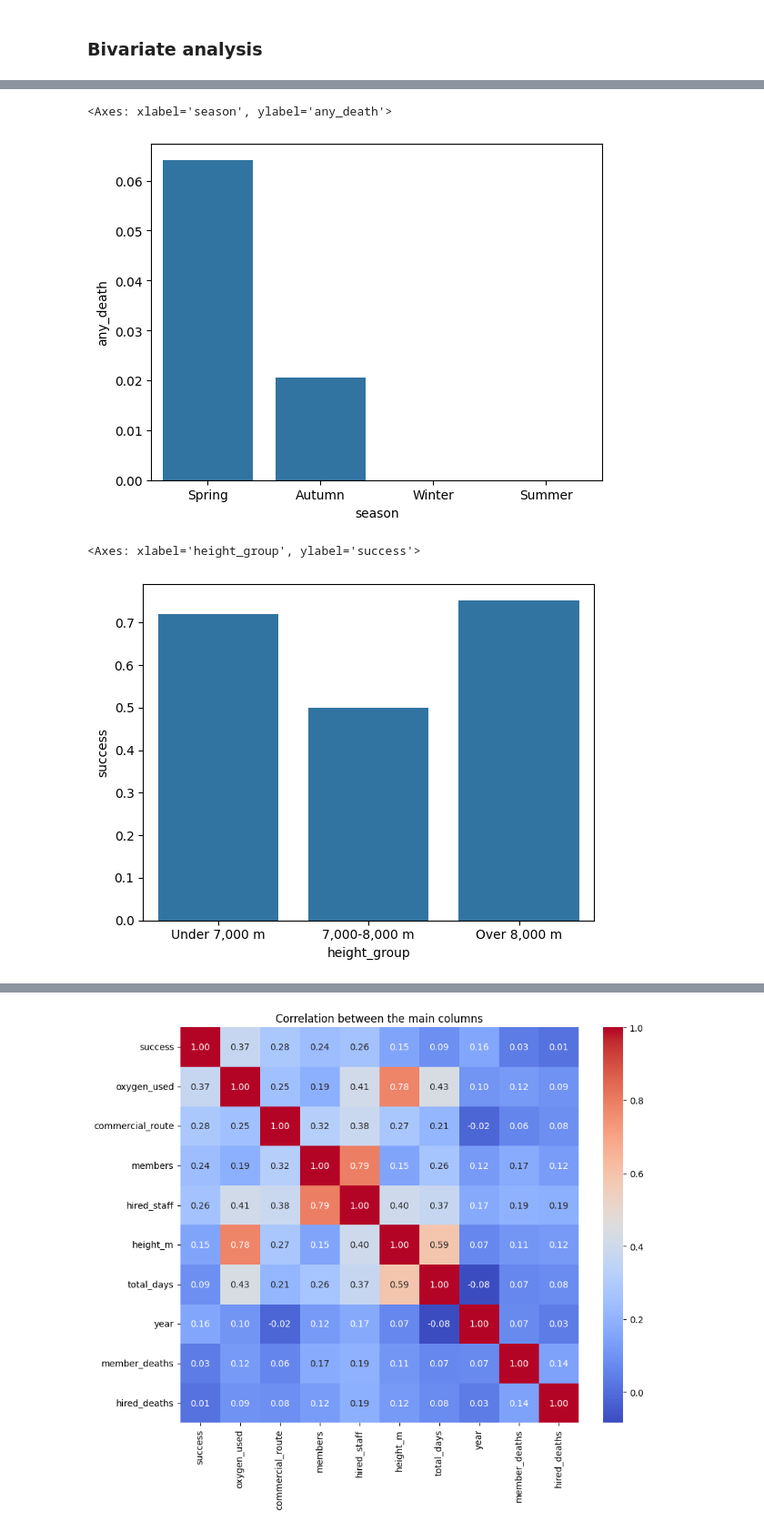
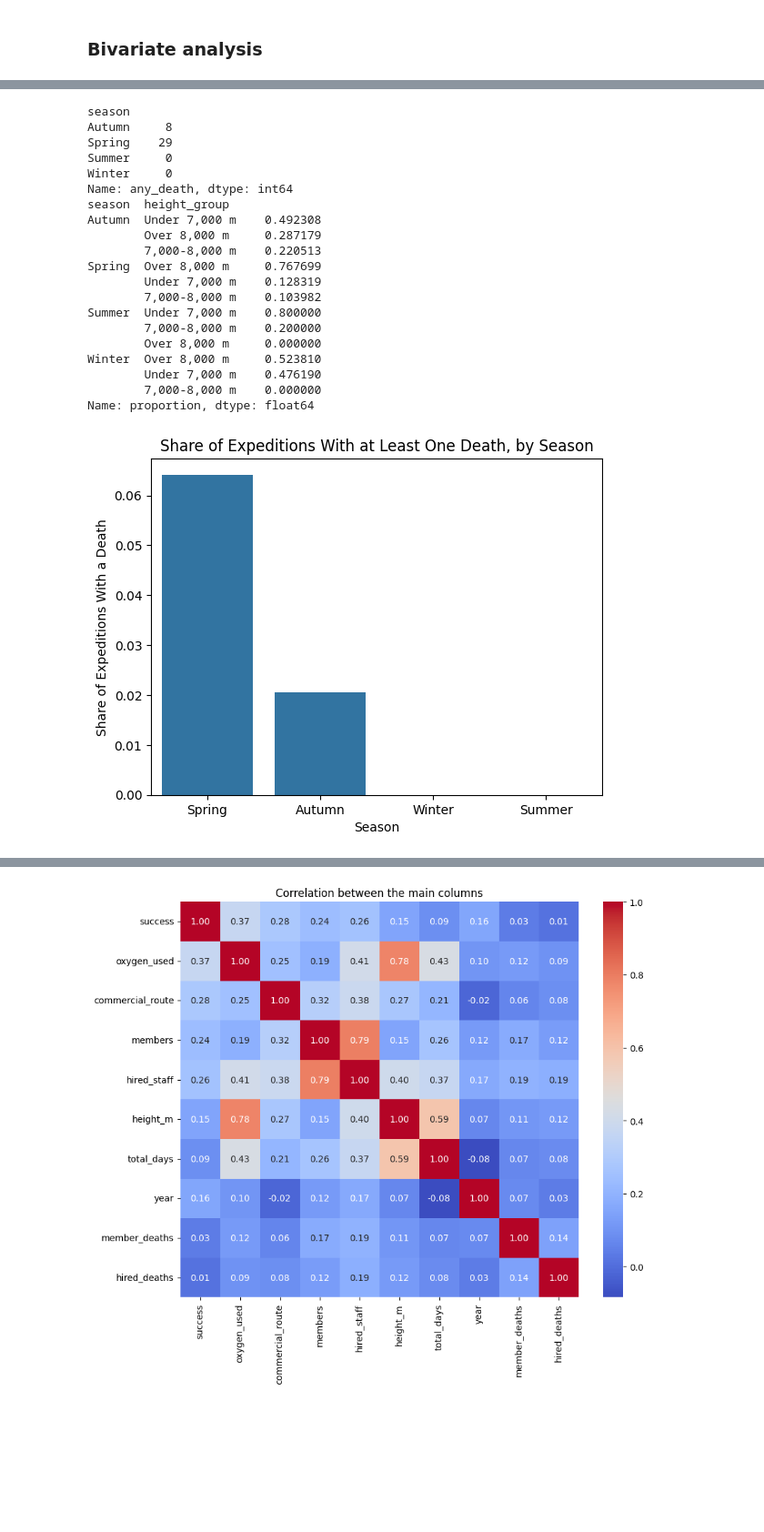
Before and after one commit to Aleenw/himalayan-expeditions-analysis, a Jupyter notebook: notebook/himalayan_eda.ipynb, the cells around one changed output, grey strips where cells are left out. Shown at 91% size. Drawn from its saved outputs; the diff is of its cells as text; code cells hidden in the pictures; blank space fills up the shorter version.

```diff
--- a/notebook/himalayan_eda.ipynb
+++ b/notebook/himalayan_eda.ipynb
@@ -822,13 +812,14 @@ Crosstab
 #did the expedition have any death?
 df["any_death"] = (df["member_deaths"] + df["hired_deaths"]) > 0
 
-#number of guides for each climber
-df["guides_per_climber"] = df["hired_staff"] / df["members"]
-
 #group the team size
 df["team_size"] = pd.cut(df["members"], bins=[0, 1, 3, 6, 12, 100],
                          labels=["Solo", "2-3", "4-6", "7-12", "13+"])
+#Team size: i used the quartiles from the boxplot (Q1 = 3, median = 6, Q3 = 12).
 
 #group the mountain height
 df["height_group"] = pd.cut(df["height_m"], bins=[0, 7000, 8000, 9000],
                             labels=["Under 7,000 m", "7,000-8,000 m", "Over 8,000 m"])
+#Peak height: the height histogram shows two groups of peaks
+#with almost no expeditions between 7500 and 8000m.
+#so I used 8000m to separate them, and 7000m to split the lower peaks.
@@ -851,4 +914,14 @@ sns.scatterplot(x="members", y="hired_staff", data=df)
 # %%
-#success rate for expeditions with and without guides
-print(df.groupby(df["hired_staff"] > 0)["success"].mean())
+# success rate for expeditions with and without guides
+df["has_guides"] = df["hired_staff"] > 0
+
+sns.barplot(x="has_guides", y="success", data=df, errorbar=None)
+plt.title("Success Rate With and Without Hired Staff")
+plt.xlabel("Has Hired Staff")
+plt.ylabel("Success Rate")
+
+print(df["has_guides"].value_counts())
+
+#expeditions with hired staff succeeded 76% of the time, compared with
+#only 43% for expeditions without staff.
 # %% [output]
@@ -864,12 +953,37 @@ sns.barplot(x="season", y="success", data=df, errorbar=None)
 # %%
 sns.barplot(x="season", y="any_death", data=df, errorbar=None)
+plt.title("Share of Expeditions With at Least One Death, by Season")
+plt.xlabel("Season")
+plt.ylabel("Share of Expeditions With a Death")
+
+print(df.groupby("season")["any_death"].sum())
+print(df.groupby("season")["height_group"].value_counts(normalize=True))
+
+#spring is the most dangerous season(6.4% of expeditions had a death vs 2.1% in autumn)
+#even though it has the highest success rate.
+#this is because most spring expeditions are on 8000m peaks (77%).
+#winter and summer have too few expeditions (21 and 5) to judge.
 # %% [output]
-<Axes: xlabel='season', ylabel='any_death'>
+season
+Autumn     8
+Spring    29
+Summer     0
+Winter     0
+Name: any_death, dtype: int64
+season  height_group
+Autumn  Under 7,000 m    0.492308
+        Over 8,000 m     0.287179
+        7,000-8,000 m    0.220513
+Spring  Over 8,000 m     0.767699
+        Under 7,000 m    0.128319
+        7,000-8,000 m    0.103982
+Summer  Under 7,000 m    0.800000
+        7,000-8,000 m    0.200000
+        Over 8,000 m     0.000000
+Winter  Over 8,000 m     0.523810
+        Under 7,000 m    0.476190
+        7,000-8,000 m    0.000000
+Name: proportion, dtype: float64
-[figure, old version]
+[figure, new version]
-# %%
-sns.barplot(x="height_group", y="success", data=df, errorbar=None)
-# %% [output]
-<Axes: xlabel='height_group', ylabel='success'>
-[figure, old version]
 # %%
 sns.barplot(x="height_group", y="any_death", data=df, errorbar=None)
```
Also changed, not shown: parts of 17 cells of this notebook.
